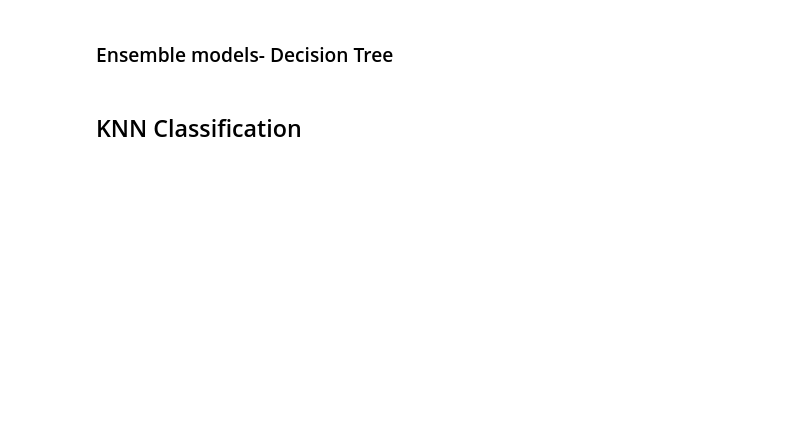
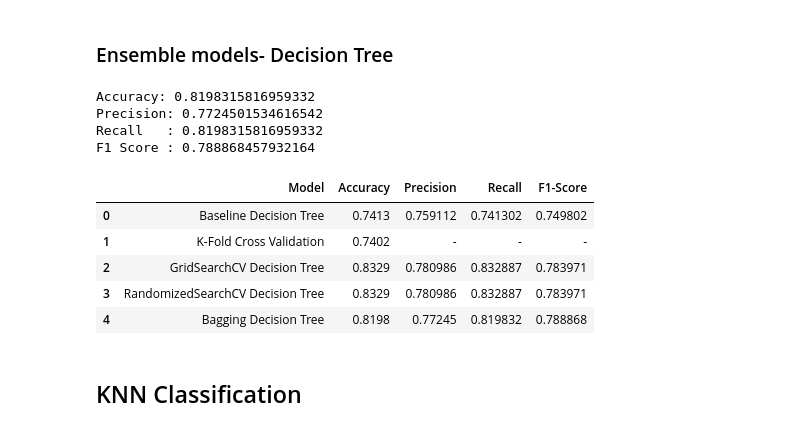
Before and after one commit to Govind-2004/CDC_Diabetes_Health_Indicators_Preprocessing_Dataset, a Jupyter notebook: CDC_Diabetes_Preprocessing_EDA.ipynb, the cells around one changed output. Cells and saved outputs as stored; diff of their text form; code cells hidden in the pictures; blank space fills up the shorter version.

```diff
--- a/CDC_Diabetes_Preprocessing_EDA.ipynb
+++ b/CDC_Diabetes_Preprocessing_EDA.ipynb
@@ -636,4 +876,11 @@ best_model = random_search.best_estimator_
 # Make predictions using the best model
 y_pred_rcv = best_model.predict(X_test)
 acc_rcv =  accuracy_score(y_test, y_pred_rcv)
+prec_rcv =  precision_score(y_test, y_pred_rcv, average = 'weighted')
+rec_rcv =  recall_score(y_test, y_pred_rcv, average = 'weighted')
+f1_rcv =  f1_score(y_test, y_pred_rcv, average = 'weighted')
+
 print("Accuracy:", acc_rcv)
+print("Precision:", prec_rcv)
+print("Recall   :", rec_rcv)
+print("F1 Score :", f1_rcv)
@@ -654,6 +908,18 @@ bagging_model = BaggingClassifier(
 )
 
 bagging_model.fit(X_train,y_train)
-y_pred_bag = bagging_model.predict(X_test)
-acc_bag = accuracy_score(y_test, y_pred_bag)
-acc_bag
+y_pred_df_bag = bagging_model.predict(X_test)
+acc_df_bag = accuracy_score(y_test, y_pred_df_bag)
+prec_df_bag = precision_score(y_test, y_pred_df_bag, average = 'weighted')
+rec_df_bag = recall_score(y_test, y_pred_df_bag, average = 'weighted')
+f1_score_df_bag = f1_score(y_test, y_pred_df_bag, average = 'weighted')
+
+print("Accuracy:", acc_df_bag)
+print("Precision:", prec_df_bag)
+print("Recall   :", rec_df_bag)
+print("F1 Score :", f1_score_df_bag)
+# %% [output]
+Accuracy: 0.8198315816959332
+Precision: 0.7724501534616542
+Recall   : 0.8198315816959332
+F1 Score : 0.788868457932164
@@ -659,0 +928,53 @@ acc_bag
+# %%
+comparison_dt = pd.DataFrame({
+    "Model": [
+        "Baseline Decision Tree",
+        "K-Fold Cross Validation",
+        "GridSearchCV Decision Tree",
+        "RandomizedSearchCV Decision Tree",
+        "Bagging Decision Tree"
+    ],
+
+    "Accuracy": [
+        acc_dt,
+        scores_dt.mean(),
+        acc_rcv,
+        acc_rcv,
+        acc_df_bag
+    ],
+
+    "Precision": [
+        prec_dt,
+        "-",
+        prec_rcv,
+        prec_rcv,
+        prec_df_bag
+    ],
+
+    "Recall": [
+        rec_dt,
+        "-",
+        rec_rcv,
+        rec_rcv,
+        rec_df_bag
+    ],
+
+    "F1-Score": [
+        f1_dt,
+        "-",
+        f1_rcv,
+        f1_rcv,
+        f1_score_df_bag
+    ]
+})
+
+comparison_dt = comparison_dt.round(4)
+
+display(comparison_dt)
+# %% [output]
+|  | Model | Accuracy | Precision | Recall | F1-Score |
+| 0 | Baseline Decision Tree | 0.7413 | 0.759112 | 0.741302 | 0.749802 |
+| 1 | K-Fold Cross Validation | 0.7402 | - | - | - |
+| 2 | GridSearchCV Decision Tree | 0.8329 | 0.780986 | 0.832887 | 0.783971 |
+| 3 | RandomizedSearchCV Decision Tree | 0.8329 | 0.780986 | 0.832887 | 0.783971 |
+| 4 | Bagging Decision Tree | 0.8198 | 0.77245 | 0.819832 | 0.788868 |
```
Also changed, not shown: parts of 46 cells of this notebook.
